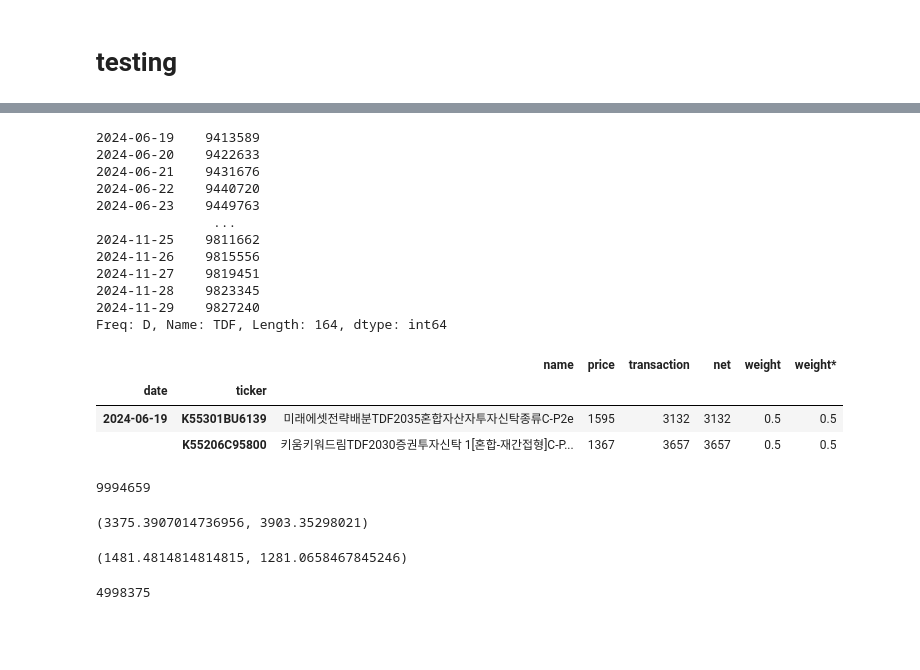
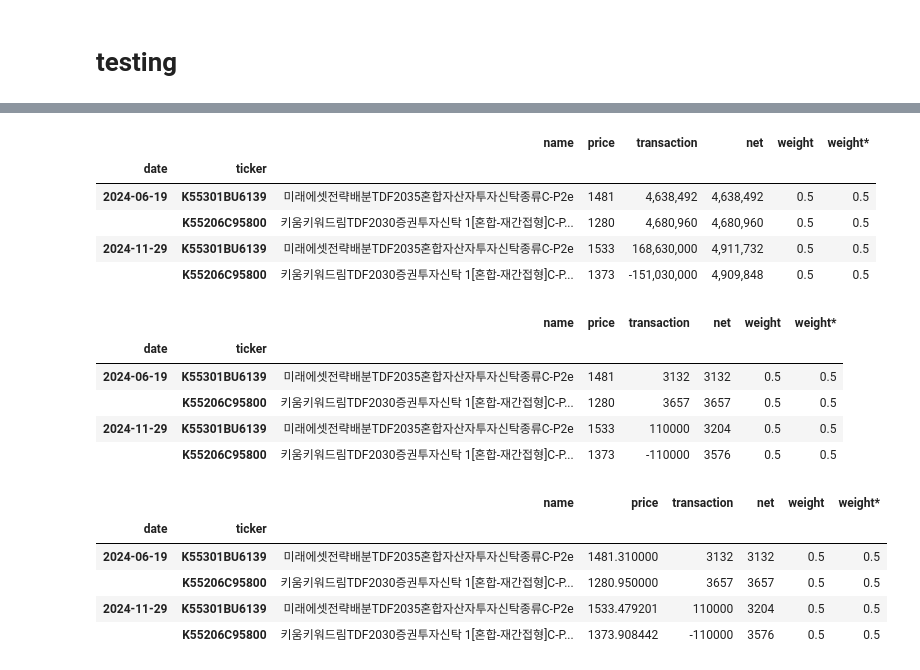
Before and after one commit to lbk209/portfolio, a Jupyter notebook: Allocate_Portfolio.ipynb, the cells around one changed output, grey strips where cells are left out. Saved outputs shown, nothing was run; the diff lists cells and outputs as text; code cells hidden in the pictures; blank space fills up the shorter version.

```diff
--- a/Allocate_Portfolio.ipynb
+++ b/Allocate_Portfolio.ipynb
@@ -900,43 +934,27 @@ Transaction record to 2024-06-19 loaded
-# %%
-pf_tdf.get_value_history()
-# %% [output]
-2024-06-19    9413589
-2024-06-20    9422633
-2024-06-21    9431676
-2024-06-22    9440720
-2024-06-23    9449763
-               ...
-2024-11-25    9811662
-2024-11-26    9815556
-2024-11-27    9819451
-2024-11-28    9823345
-2024-11-29    9827240
-Freq: D, Name: TDF, Length: 164, dtype: int64
 # %%
-pf_tdf.record
+pf_tdf.view_record(amount=True)
 # %% [output]
 |  |  | name | price | transaction | net | weight | weight* |
 | date | ticker |  |  |  |  |  |  |
-| 2024-06-19 | K55301BU6139 | 미래에셋전략배분TDF2035혼합자산자투자신탁종류C-P2e | 1595 | 3132 | 3132 | 0.5 | 0.5 |
-|  | K55206C95800 | 키움키워드림TDF2030증권투자신탁 1[혼합-재간접형]C-P... | 1367 | 3657 | 3657 | 0.5 | 0.5 |
+| 2024-06-19 | K55301BU6139 | 미래에셋전략배분TDF2035혼합자산자투자신탁종류C-P2e | 1481 | 4,638,492 | 4,638,492 | 0.5 | 0.5 |
+|  | K55206C95800 | 키움키워드림TDF2030증권투자신탁 1[혼합-재간접형]C-P... | 1280 | 4,680,960 | 4,680,960 | 0.5 | 0.5 |
+| 2024-11-29 | K55301BU6139 | 미래에셋전략배분TDF2035혼합자산자투자신탁종류C-P2e | 1533 | 168,630,000 | 4,911,732 | 0.5 | 0.5 |
+|  | K55206C95800 | 키움키워드림TDF2030증권투자신탁 1[혼합-재간접형]C-P... | 1373 | -151,030,000 | 4,909,848 | 0.5 | 0.5 |
-# %%
-1595*3132 + 1367*3657
-# %% [output]
-9994659
-# %%
-c = 5000000
-a = c / 1481.31
-b = c / 1280.95
-a, b
-# %% [output]
-(3375.3907014736956, 3903.35298021)
-# %%
-a = 3375
-b = 3903
-c/a, c/b
-# %% [output]
-(1481.4814814814815, 1281.0658467845246)
-# %%
-3375 * 1481
-# %% [output]
-4998375
+# %%
+pf_tdf.view_record()
+# %% [output]
+|  |  | name | price | transaction | net | weight | weight* |
+| date | ticker |  |  |  |  |  |  |
+| 2024-06-19 | K55301BU6139 | 미래에셋전략배분TDF2035혼합자산자투자신탁종류C-P2e | 1481 | 3132 | 3132 | 0.5 | 0.5 |
+|  | K55206C95800 | 키움키워드림TDF2030증권투자신탁 1[혼합-재간접형]C-P... | 1280 | 3657 | 3657 | 0.5 | 0.5 |
+| 2024-11-29 | K55301BU6139 | 미래에셋전략배분TDF2035혼합자산자투자신탁종류C-P2e | 1533 | 110000 | 3204 | 0.5 | 0.5 |
+|  | K55206C95800 | 키움키워드림TDF2030증권투자신탁 1[혼합-재간접형]C-P... | 1373 | -110000 | 3576 | 0.5 | 0.5 |
+# %%
+pf_tdf.record
+# %% [output]
+|  |  | name | price | transaction | net | weight | weight* |
+| date | ticker |  |  |  |  |  |  |
+| 2024-06-19 | K55301BU6139 | 미래에셋전략배분TDF2035혼합자산자투자신탁종류C-P2e | 1481.310000 | 3132 | 3132 | 0.5 | 0.5 |
+|  | K55206C95800 | 키움키워드림TDF2030증권투자신탁 1[혼합-재간접형]C-P... | 1280.950000 | 3657 | 3657 | 0.5 | 0.5 |
+| 2024-11-29 | K55301BU6139 | 미래에셋전략배분TDF2035혼합자산자투자신탁종류C-P2e | 1533.479201 | 110000 | 3204 | 0.5 | 0.5 |
+|  | K55206C95800 | 키움키워드림TDF2030증권투자신탁 1[혼합-재간접형]C-P... | 1373.908442 | -110000 | 3576 | 0.5 | 0.5 |
```
Also changed, not shown: parts of 32 cells of this notebook, 1 other file.
